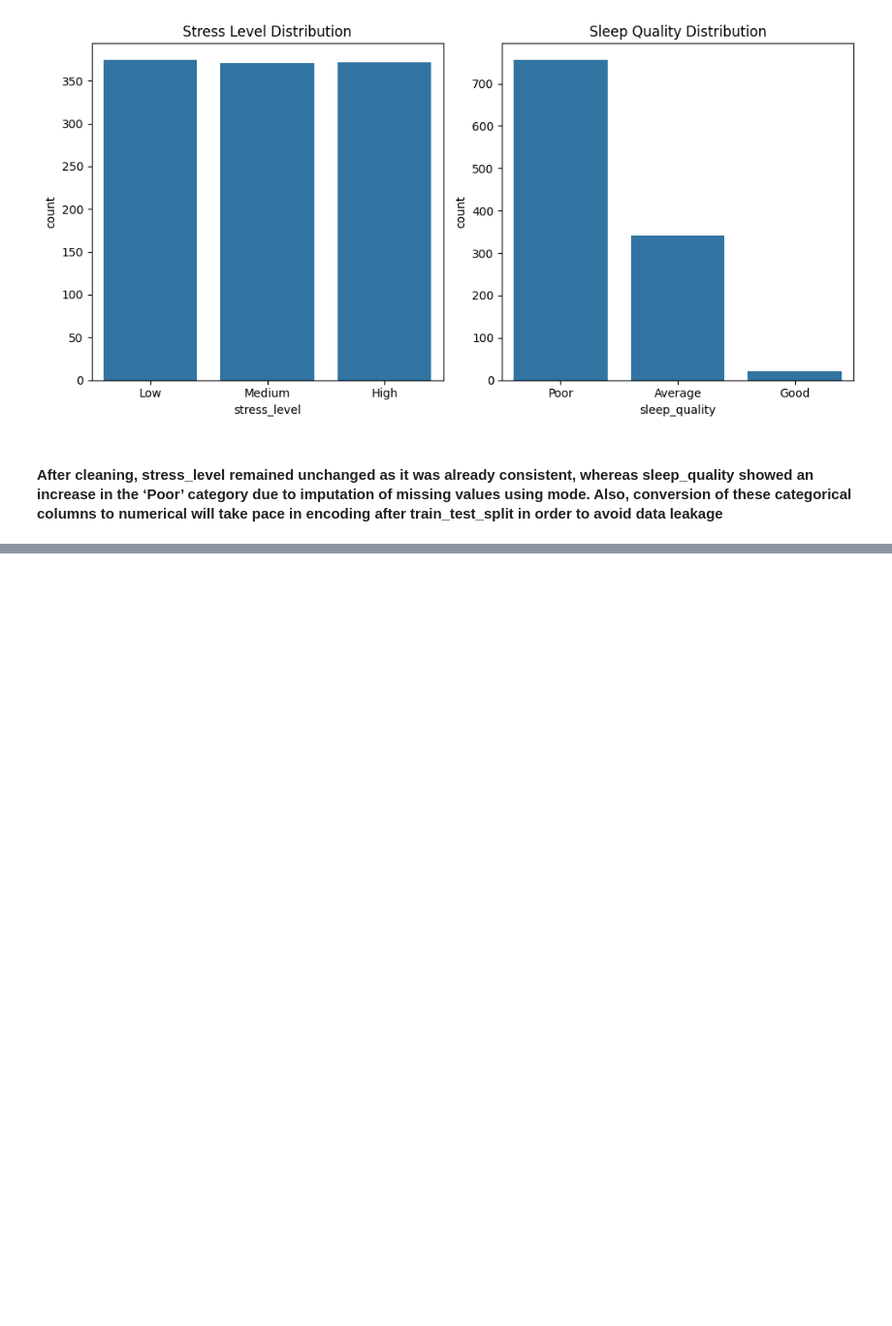
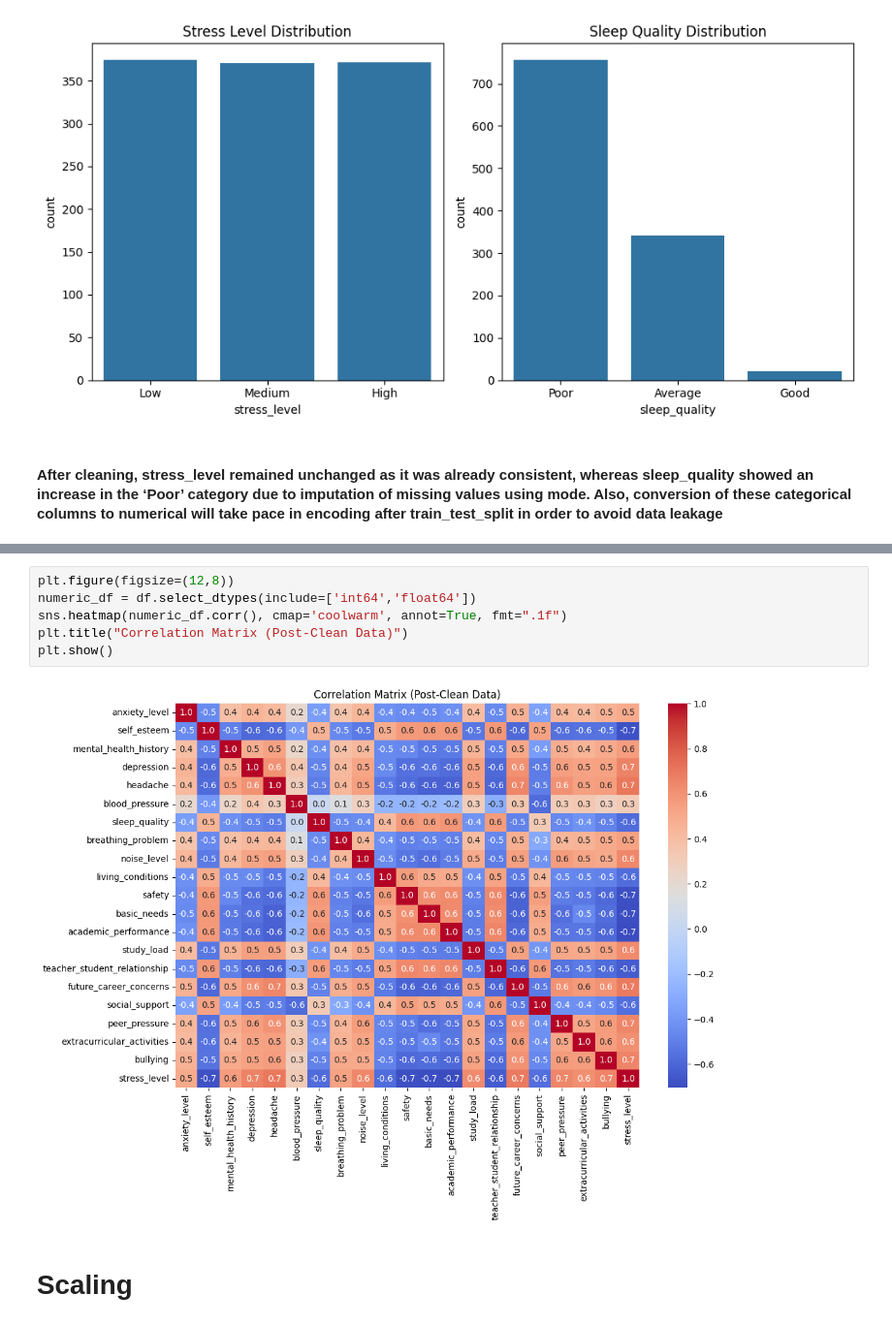
Before and after one commit to Hrick-08/Student-Stress-Analysis-and-Academic-Performance-Predictor, a Jupyter notebook: notebooks/EDA.ipynb, the cells around one changed output, grey strips where cells are left out. Shown at 97% size. Cells and saved outputs as stored; diff of their text form; blank space fills up the shorter version.

```diff
--- a/notebooks/EDA.ipynb
+++ b/notebooks/EDA.ipynb
@@ -473,0 +545,10 @@ X_train.head()
+# %%
+plt.figure(figsize=(12,8))
+numeric_df = df.select_dtypes(include=['int64','float64'])
+sns.heatmap(numeric_df.corr(), cmap='coolwarm', annot=True, fmt=".1f")
+plt.title("Correlation Matrix (Post-Clean Data)")
+plt.show()
+# %% [output]
+[figure, added]
+# %% [markdown]
+# Scaling
```
Also changed, not shown: parts of 30 cells of this notebook, 1 other file.
